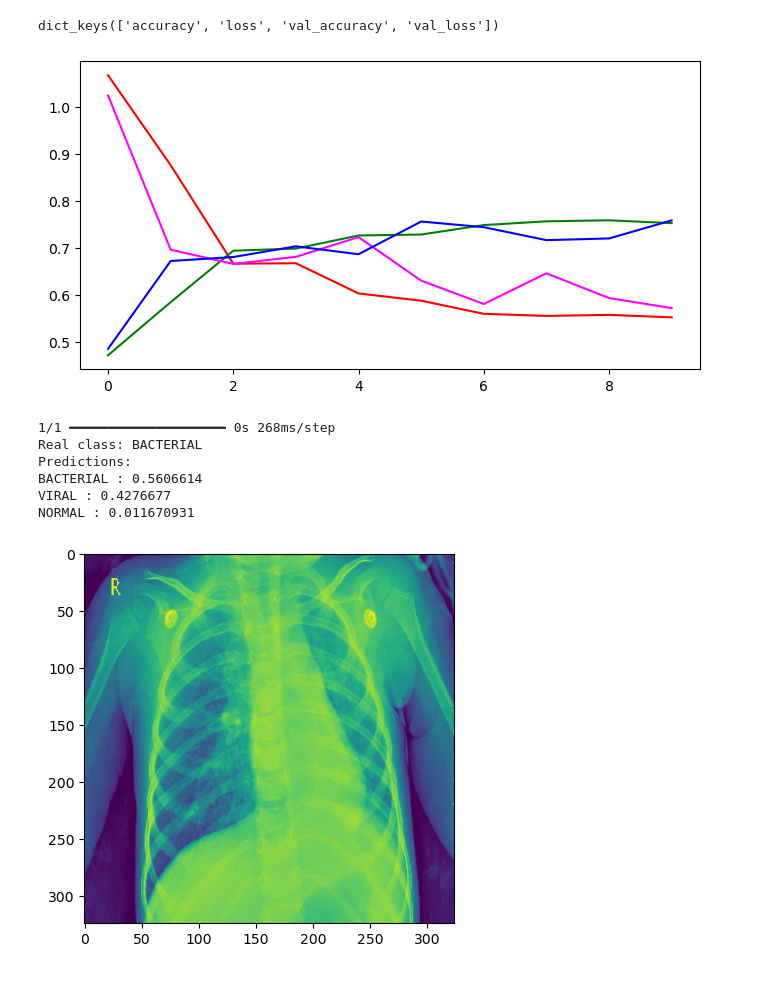
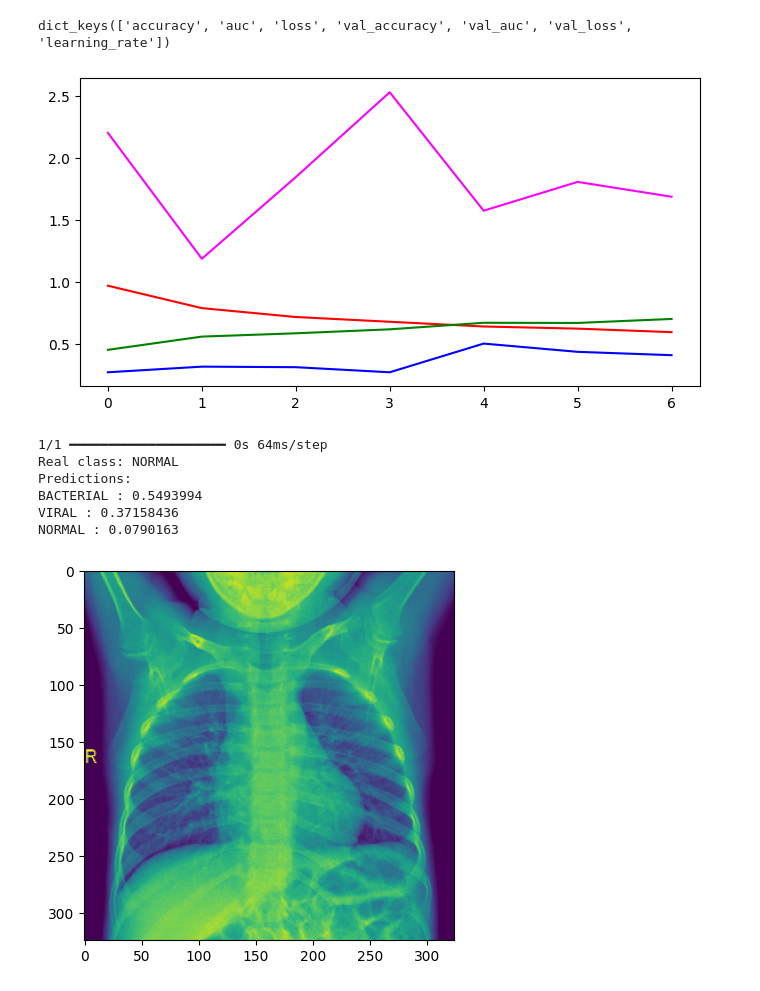
Before and after one commit to gakandle-06/Pneumonia-Detector-CNN-, a Jupyter notebook: Pneumonia/NEW_CNN_Caltech_Generator_2_improved.ipynb, the cells around one changed output. Saved outputs shown, nothing was run; the diff lists cells and outputs as text; code cells hidden in the pictures.

Commit message:
Adding new one to see if we can get better results, will run for more epochs and see if anything changes or not. also added a data balancer, help with evening the playing field for the three classes

```diff
--- a/Pneumonia/NEW_CNN_Caltech_Generator_2_improved.ipynb
+++ b/Pneumonia/NEW_CNN_Caltech_Generator_2_improved.ipynb
@@ -26,7 +26,7 @@ SEED = 12345
 np.random.seed(SEED)
 
 from pathlib import Path
-path = Path(os.getcwd())
+path = Path("/Users/gavmm/Documents/G/Projects_/Ritcher/CS/Main/Pneumonia")
 trainpath = path / 'train'
 testpath = path / 'test'
 validpath = path / 'valid'
@@ -47,5 +47,7 @@ def preprocess(img):
     mean = np.mean(img)
     std = np.std(img)
     img = (img - mean) / (std + 1e-7)
+    if len(img.shape) == 2:
+        img = np.expand_dims(img, axis=-1)
     return img
 # %%
@@ -237,7 +241,7 @@ Saved model to disk after 10 epochs.
 # %%
 history.history.keys()
 # %% [output]
-dict_keys(['accuracy', 'loss', 'val_accuracy', 'val_loss'])
+dict_keys(['accuracy', 'auc', 'loss', 'val_accuracy', 'val_auc', 'val_loss', 'learning_rate'])
 # %%
 fig = plt.figure(figsize=(8,4))
 plt.plot(history.history['loss'],color='red')
@@ -246,54 +250,54 @@ plt.plot(history.history['val_loss'],color='magenta')
 plt.plot(history.history['val_accuracy'],color='blue')
 plt.show()
 # %% [output]
-[figure, old version]
+[figure, new version]
 # %%
 from skimage import io, transform, color, exposure
 # Get random image
 classnum = np.random.randint(NUMCLASSES)
-folder = trainpath + '/' + classes[classnum]
+folder = trainpath/classes[classnum]
 filelist = os.listdir(folder)
 i = np.random.randint(len(filelist))
 
 while filelist[i].lower()=='thumbs.db':
     i = np.random.randint(len(filelist))
 
-image_path = folder + '/' + filelist[i]
+image_path = folder/filelist[i]
 img = io.imread(image_path)
 
 # Prepare image
 img = cv2.resize(img,(INPUT_SIZE,INPUT_SIZE))
 img = preprocess(img)
 
 
 plt.imshow(img)
 # plt.plot(exposure.histogram(img)[0])
 img_tensor = np.expand_dims(img, axis=(0, -1))
 
 # Print what the top predicted class is
 # print(img_tensor)
 preds = model.predict(img_tensor)
 preds = preds.flatten()
 # print("Output Probabilities:", preds)
 order = np.argsort(preds)
 order = order[::-1]
 
 reverse_class_labels = {v: k for k, v in training_set.class_indices.items()}
 print('Real class:', classes[classnum])
 print('Predictions:')
 for i in range(3):
     if preds[order[i]] == 0:
         break
     else:
         print(reverse_class_labels[order[i]], ':', preds[order[i]])
 # %% [output]
-1/1 ━━━━━━━━━━━━━━━━━━━━ 0s 268ms/step
-Real class: BACTERIAL
+1/1 ━━━━━━━━━━━━━━━━━━━━ 0s 64ms/step
+Real class: NORMAL
 Predictions:
-BACTERIAL : 0.5606614
-VIRAL : 0.4276677
-NORMAL : 0.011670931
+BACTERIAL : 0.5493994
+VIRAL : 0.37158436
+NORMAL : 0.0790163
-[figure, old version]
+[figure, new version]
 # %%
 import seaborn as sn
 
```
Also changed, not shown: parts of 16 cells of this notebook.
